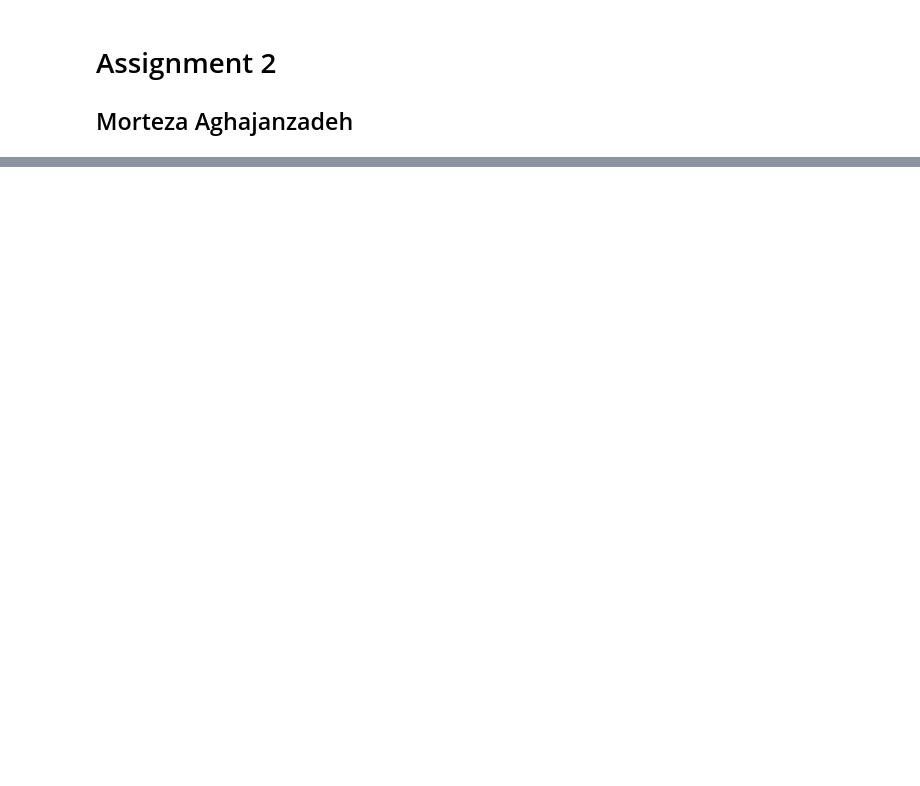
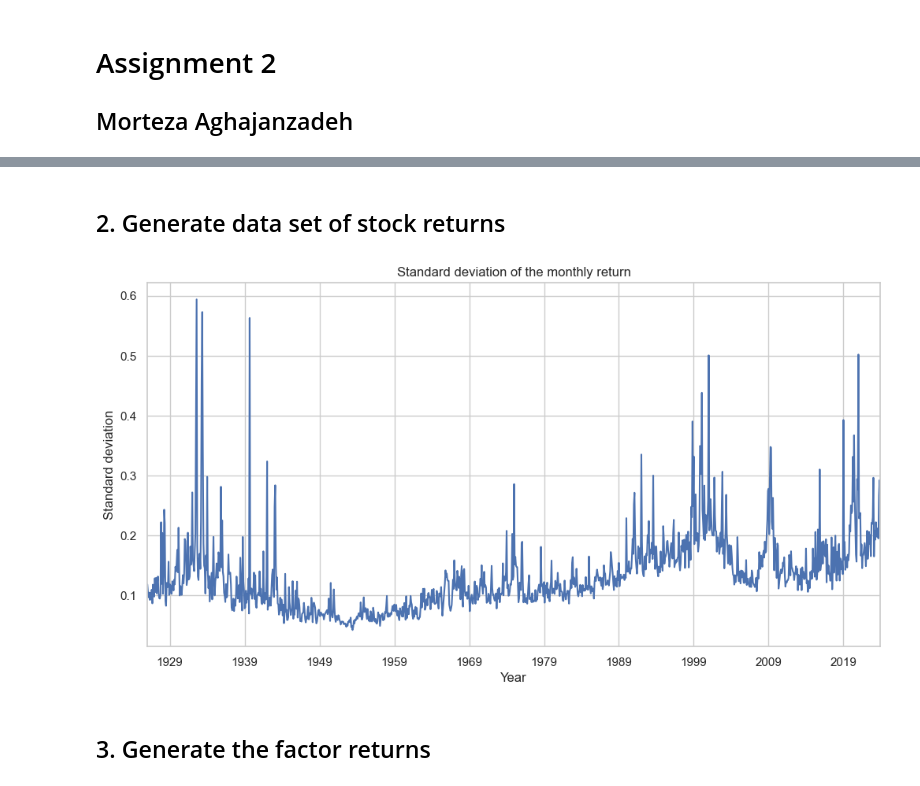
Before and after one commit to mortezaaghajanzadeh/BDAP, a Jupyter notebook: Assignments/Assignment 2/Assignment2.ipynb, the cells around one changed output, grey strips where cells are left out. Saved outputs shown, nothing was run; the diff lists cells and outputs as text; code cells hidden in the pictures; blank space fills up the shorter version.

```diff
--- a/Assignments/Assignment 2/Assignment2.ipynb
+++ b/Assignments/Assignment 2/Assignment2.ipynb
@@ -138,0 +84,10 @@ for i in tqdm(High_portfolio):
+# %%
+## Get Compustat data and clean it
+book_wrds = wrds_db.raw_sql(
+    """select GVKEY, BKVLPS, FYEAR
+    from comp.funda
+      """).sort_values(by='fyear')
+book_wrds.dropna(inplace=True)
+book_wrds.reset_index(drop=True, inplace=True)
+book_wrds['year'] = book_wrds['fyear'].astype(int)
+book_wrds.drop(columns=['fyear'], inplace=True)
@@ -138,0 +162,14 @@ for i in tqdm(High_portfolio):
+# %%
+## Additional variables and cleaning
+# Add the B/M ratio
+df['B/M'] = df.BookEquity/df.mcap
+df['B/M'] = df['B/M'].replace([np.inf, -np.inf], np.nan)
+
+# Change the type of columns
+df['date'] = pd.to_datetime(df['date'])
+df['month'] = df.date.dt.month
+df['yearMonth'] = df.date.dt.to_period('M')
+
+# Additional cleaning
+df.drop_duplicates(subset=['date', 'permno'], inplace=True)
+df.drop(df.loc[df.prc_flag == 1].index, inplace=True) # French state that they only used the good price data, so we will do the same and drop the bad price data
@@ -138,0 +232,21 @@ for i in tqdm(High_portfolio):
+# %% [markdown]
+## 2. Generate data set of stock returns
+# %%
+## Monthly return
+monthly_return_df = pd.DataFrame()
+monthly_return_df = df.dropna(subset=['mcap','ret'])[['permno','hexcd','year','ret','yearMonth','month','mcap','B/M']].copy()
+# Calculate the high market capitalization for winterizing at the NYSE 80th percentile
+mapping_dict = monthly_return_df.loc[monthly_return_df.hexcd == 1].groupby('yearMonth').mcap.quantile(0.8).to_dict()
+monthly_return_df['high_cap'] = monthly_return_df.yearMonth.map(mapping_dict)
+
+# Plot the standard deviation of the monthly return
+plt.figure(figsize=(12, 6))
+monthly_return_df.groupby('yearMonth').ret.std().plot()
+plt.title('Standard deviation of the monthly return')
+plt.xlabel('Year')
+plt.ylabel('Standard deviation')
+plt.savefig('Out/Standard_deviation_monthly_return.png', dpi=300, bbox_inches='tight')
+# %% [output]
+[figure, added]
+# %% [markdown]
+## 3. Generate the factor returns
```
Also changed, not shown: parts of 39 cells of this notebook, 14 other files.
